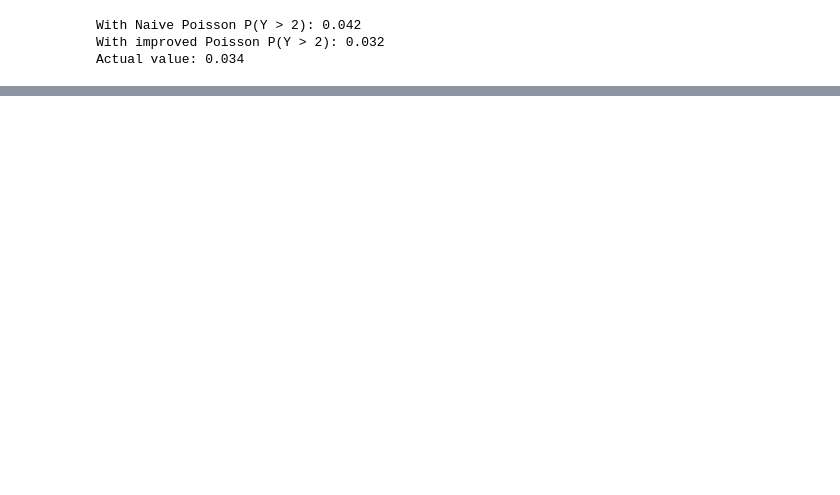
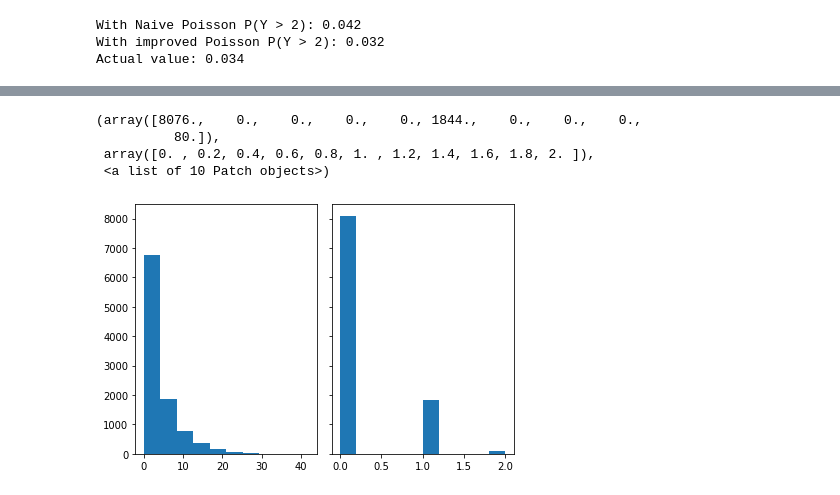
Before and after one commit to git-lu/models-and-simulations, a Jupyter notebook: Practico 4.ipynb, the cells around one changed output, grey strips where cells are left out. Saved outputs shown, nothing was run; the diff lists cells and outputs as text; code cells hidden in the pictures; blank space fills up the shorter version.

```diff
--- a/Practico 4.ipynb
+++ b/Practico 4.ipynb
@@ -366,0 +495,23 @@ ex8RejectionGenerator = RejectionMethod(
+# %%
+N = 10000
+n , p = 10, 0.3
+simR = []
+tInvR = []
+for _ in range(N):
+    simR.append(ex10SimulateGeometricVariable(ps[0]))
+    tInvR.append(inverseTransformGeometricRecursive(ps[0],geometricCmf))
+# %%
+n_bins = 10
+
+# Generate a normal distribution, center at x=0 and y=5
+fig, axs = plt.subplots(1, 2, sharey=True, tight_layout=True)
+
+# We can set the number of bins with the `bins` kwarg
+axs[0].hist(simR, bins=n_bins)
+axs[1].hist(tInvR, bins=n_bins)
+# %% [output]
+(array([8076.,    0.,    0.,    0.,    0., 1844.,    0.,    0.,    0.,
+          80.]),
+ array([0. , 0.2, 0.4, 0.6, 0.8, 1. , 1.2, 1.4, 1.6, 1.8, 2. ]),
+ <a list of 10 Patch objects>)
+[figure, added]
```
Also changed, not shown: parts of 13 cells of this notebook, 1 other file.
